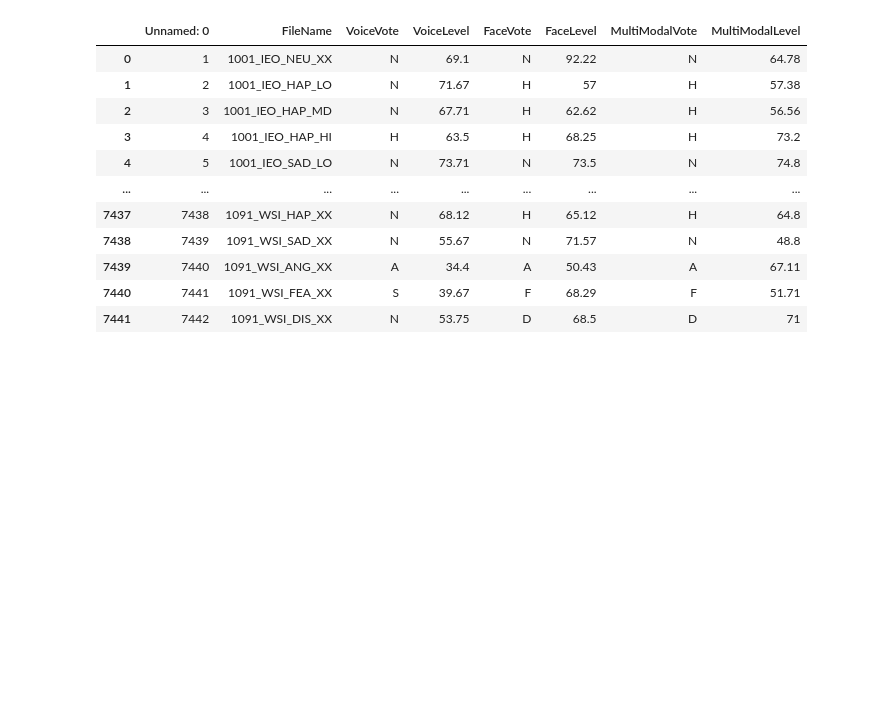
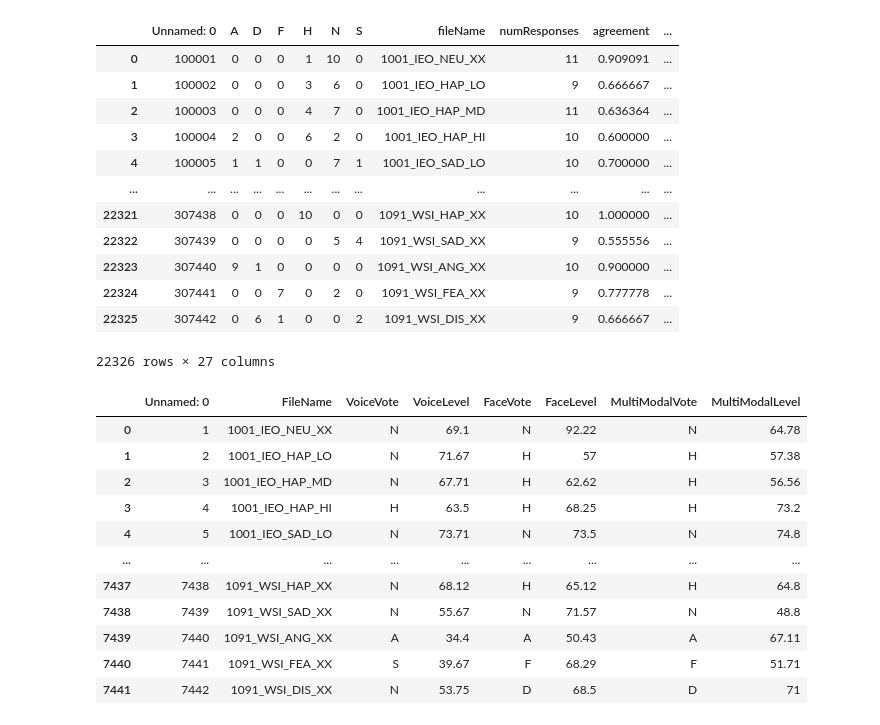
Before and after one commit to IggyBal/CRY-Baby_Empathetic_Dataset_Multimodal, a Jupyter notebook: Dataset_analysis.ipynb, the cells around one changed output. Drawn from its saved outputs; the diff is of its cells as text; code cells hidden in the pictures; blank space fills up the shorter version.

```diff
--- a/Dataset_analysis.ipynb
+++ b/Dataset_analysis.ipynb
@@ -2,4 +2,21 @@
 import pandas as pd
 import numpy as np
 import matplotlib.pyplot as plt
+# %%
+tvdf = pd.read_csv("./tabulatedVotes.csv")
+tvdf
+# %% [output]
+|  | Unnamed: 0 | A | D | F | H | N | S | fileName | numResponses | agreement | ... |
+| 0 | 100001 | 0 | 0 | 0 | 1 | 10 | 0 | 1001_IEO_NEU_XX | 11 | 0.909091 | ... |
+| 1 | 100002 | 0 | 0 | 0 | 3 | 6 | 0 | 1001_IEO_HAP_LO | 9 | 0.666667 | ... |
+| 2 | 100003 | 0 | 0 | 0 | 4 | 7 | 0 | 1001_IEO_HAP_MD | 11 | 0.636364 | ... |
+| 3 | 100004 | 2 | 0 | 0 | 6 | 2 | 0 | 1001_IEO_HAP_HI | 10 | 0.600000 | ... |
+| 4 | 100005 | 1 | 1 | 0 | 0 | 7 | 1 | 1001_IEO_SAD_LO | 10 | 0.700000 | ... |
+| ... | ... | ... | ... | ... | ... | ... | ... | ... | ... | ... | ... |
+| 22321 | 307438 | 0 | 0 | 0 | 10 | 0 | 0 | 1091_WSI_HAP_XX | 10 | 1.000000 | ... |
+| 22322 | 307439 | 0 | 0 | 0 | 0 | 5 | 4 | 1091_WSI_SAD_XX | 9 | 0.555556 | ... |
+| 22323 | 307440 | 9 | 1 | 0 | 0 | 0 | 0 | 1091_WSI_ANG_XX | 10 | 0.900000 | ... |
+| 22324 | 307441 | 0 | 0 | 7 | 0 | 2 | 0 | 1091_WSI_FEA_XX | 9 | 0.777778 | ... |
+| 22325 | 307442 | 0 | 6 | 1 | 0 | 0 | 2 | 1091_WSI_DIS_XX | 9 | 0.666667 | ... |
+22326 rows × 27 columns
 # %%
```
Also changed, not shown: parts of 28 cells of this notebook, 3 other files.
